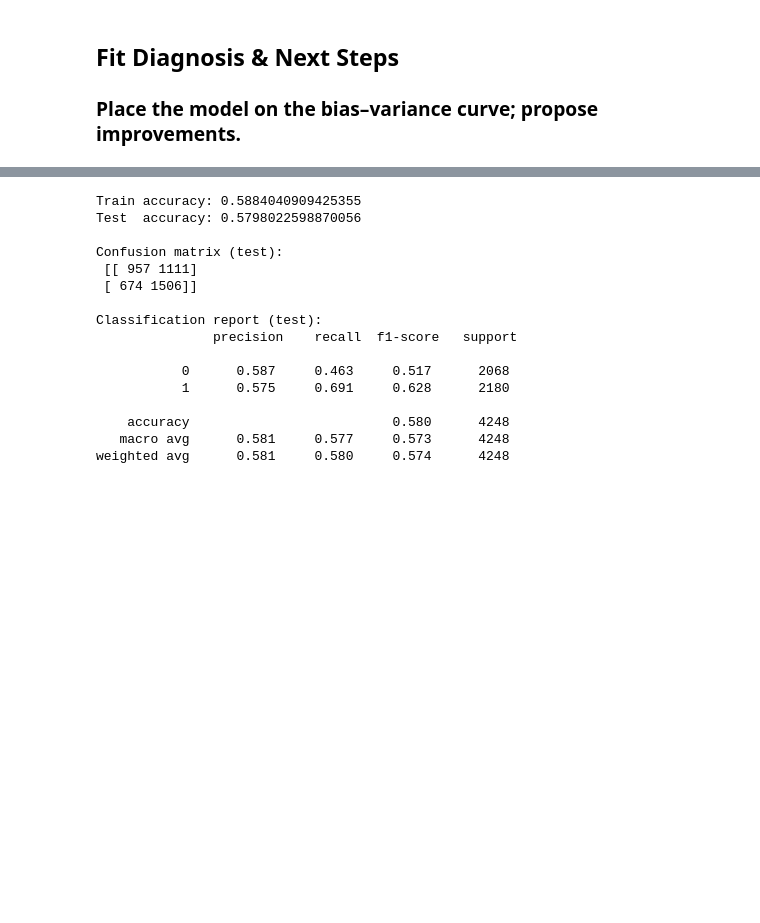
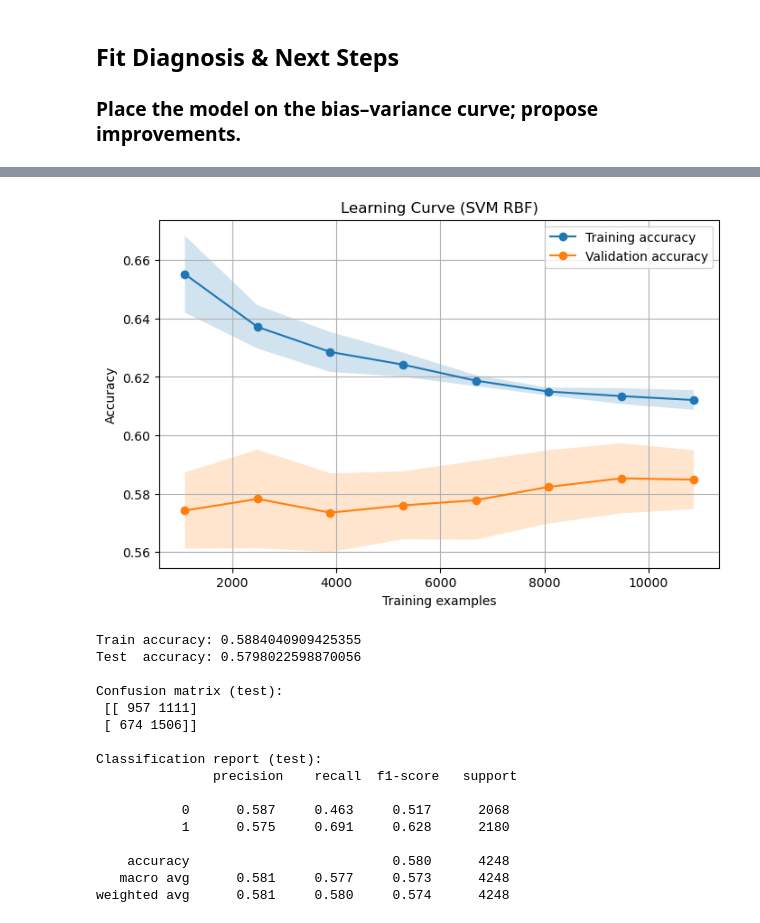
Before and after one commit to sophia-vo/CSE-151A-Group-Project, a Jupyter notebook: notebooks/milestone3_modeling_2016-2024.ipynb, the cells around one changed output, grey strips where cells are left out. Cells and saved outputs as stored; diff of their text form; code cells hidden in the pictures; blank space fills up the shorter version.

Commit message:
added learning curve

```diff
--- a/notebooks/milestone3_modeling_2016-2024.ipynb
+++ b/notebooks/milestone3_modeling_2016-2024.ipynb
@@ -696,6 +698,52 @@ Next steps:
 - Small hyperparam polish (narrow grid around current best).
 - Feature enrichment: last-7/10/15 win%, rolling runs scored/allowed, opponent-adjusted stats.
 - Compare RandomForest vs tuned SVM; keep temporal CV.
+# %%
+from sklearn.model_selection import learning_curve
+import matplotlib.pyplot as plt
+
+# Use best model (SVM_RBF with chosen hyperparameters)
+best_model = SVC(C=1.0, gamma='scale', probability= False, class_weight='balanced', random_state=42)
+
+# We'll use the *training set* for the learning curve
+# Preprocessing is already done (X_tr, y_tr, etc.)
+Xd_tr = to_dense(X_tr)   # make sure dense
+yd_tr = y_tr
+
+train_sizes, train_scores, val_scores = learning_curve(
+    estimator=best_model,
+    X=Xd_tr, y=yd_tr,
+    cv=5,                  # 5-fold cross validation inside the training set
+    train_sizes=np.linspace(0.1, 1.0, 8), # 10% → 100% of train data
+    scoring="accuracy",
+    n_jobs=-1,
+    shuffle=True,
+    random_state=42
+)
+
+# Average & std across CV folds
+train_mean = train_scores.mean(axis=1)
+train_std  = train_scores.std(axis=1)
+val_mean   = val_scores.mean(axis=1)
+val_std    = val_scores.std(axis=1)
+
+# --- Plot ---
+plt.figure(figsize=(8,5))
+plt.plot(train_sizes, train_mean, 'o-', label="Training accuracy")
+plt.plot(train_sizes, val_mean, 'o-', label="Validation accuracy")
+
+# error bands
+plt.fill_between(train_sizes, train_mean-train_std, train_mean+train_std, alpha=0.2)
+plt.fill_between(train_sizes, val_mean-val_std, val_mean+val_std, alpha=0.2)
+
+plt.title("Learning Curve (SVM RBF)")
+plt.xlabel("Training examples")
+plt.ylabel("Accuracy")
+plt.legend(loc="best")
+plt.grid(True)
+plt.show()
+# %% [output]
+[figure, added]
 # %%
 from sklearn.metrics import accuracy_score, confusion_matrix, classification_report
 
```
Also changed, not shown: parts of 3 cells of this notebook, 3 other files.
